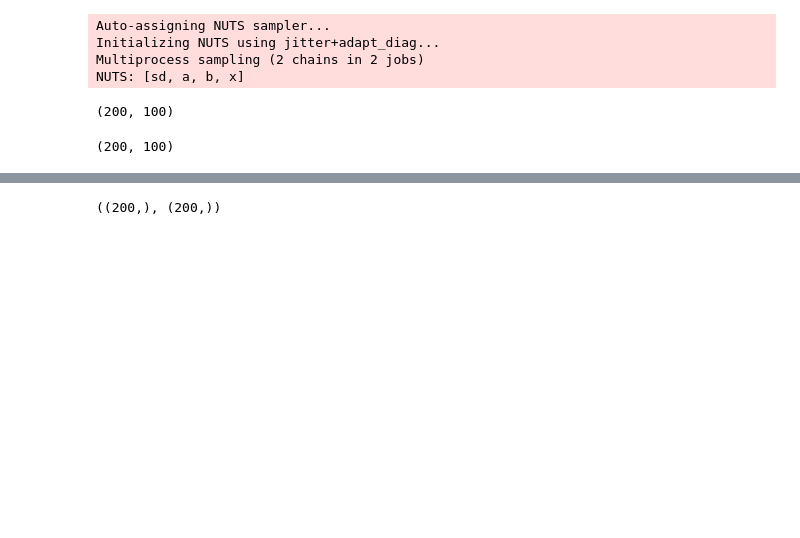
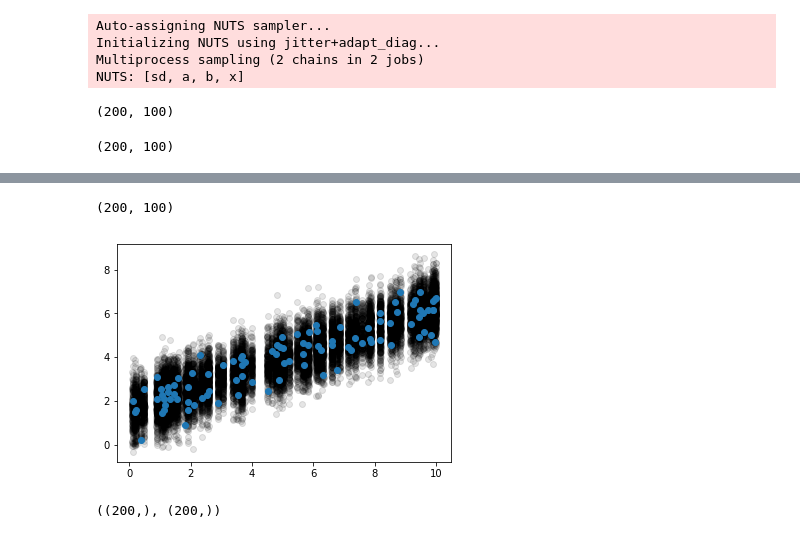
Before and after one commit to junpenglao/Planet_Sakaar_Data_Science, a Jupyter notebook: PyMC3QnA/discourse_1334.ipynb, the cells around one changed output, grey strips where cells are left out. Cells and saved outputs as stored; diff of their text form; code cells hidden in the pictures; blank space fills up the shorter version.

```diff
--- a/PyMC3QnA/discourse_1334.ipynb
+++ b/PyMC3QnA/discourse_1334.ipynb
@@ -76,3 +173,12 @@ plt.plot(X, y, 'o');
+# %%
+ppc['x'].shape
+# %% [output]
+(200, 100)
+# %%
+plt.plot(ppc['x'], ppc['obs'], 'ko', alpha=.1);
+plt.plot(X, y, 'o');
+# %% [output]
+[figure, added]
 # %%
 with m:
     Xnew = pm.Uniform('xnew', 0., 10.)
```
Also changed, not shown: parts of 14 cells of this notebook.
